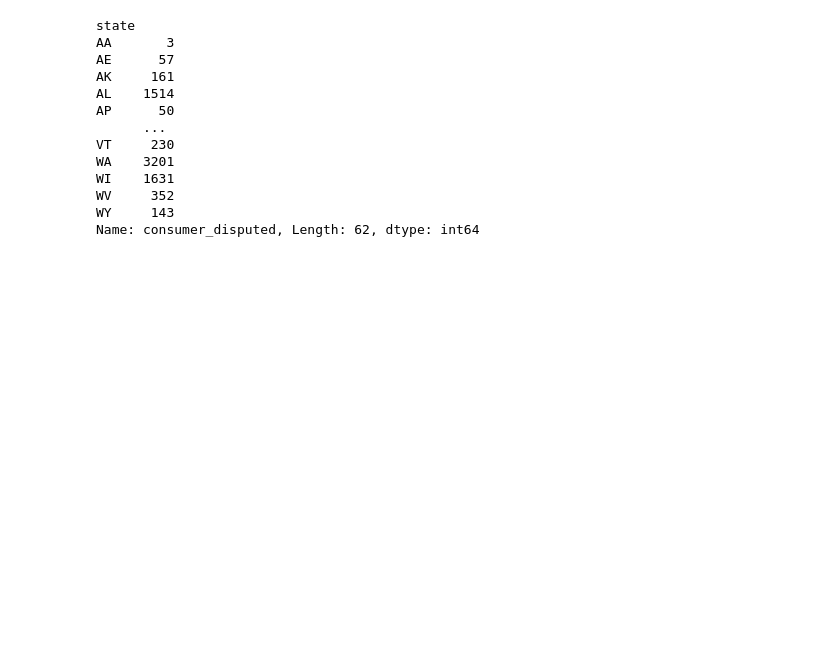
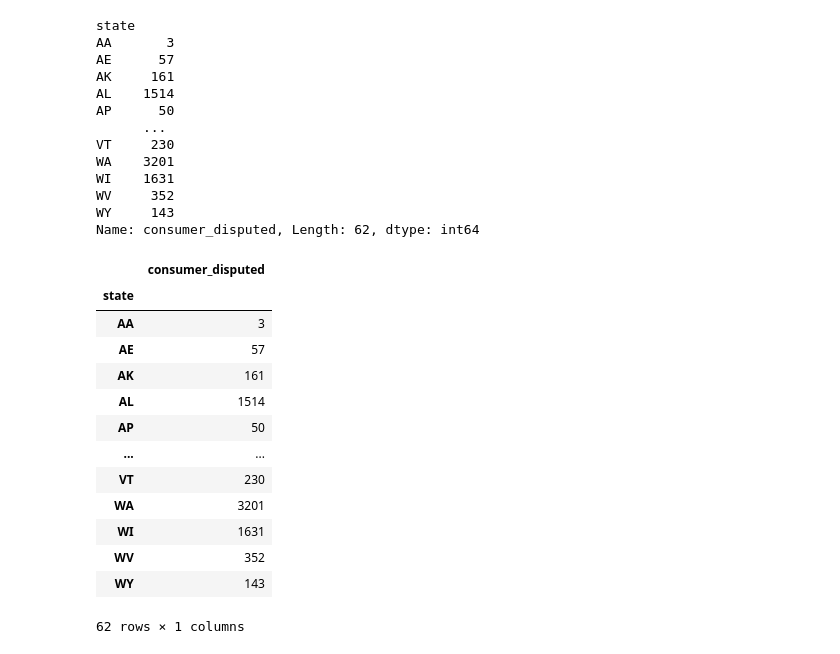
Before and after one commit to UBC-MDS/DSCI-522_Team12, a Jupyter notebook: notebooks/1.1-dn-eda.ipynb, the cells around one changed output. Cells and saved outputs as stored; diff of their text form; code cells hidden in the pictures; blank space fills up the shorter version.

```diff
--- a/notebooks/1.1-dn-eda.ipynb
+++ b/notebooks/1.1-dn-eda.ipynb
@@ -85,3 +85,20 @@ state_wise = complaints_df[complaints_df['consumer_disputed'] == 'Yes'][['state'
 #                     hover_name="consumer_disputed",
 #                     color_continuous_scale="Viridis_r")
 # fig.show()
+# %%
+state_wise
+# %% [output]
+|  | consumer_disputed |
+| state |  |
+| AA | 3 |
+| AE | 57 |
+| AK | 161 |
+| AL | 1514 |
+| AP | 50 |
+| ... | ... |
+| VT | 230 |
+| WA | 3201 |
+| WI | 1631 |
+| WV | 352 |
+| WY | 143 |
+62 rows × 1 columns
```
Also changed, not shown: parts of 4 cells of this notebook.
